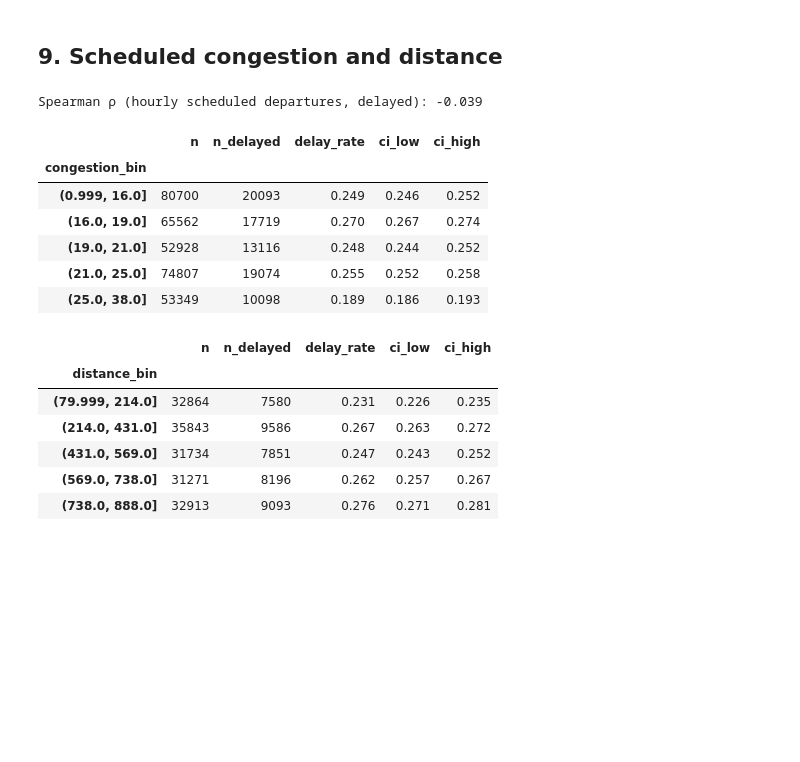
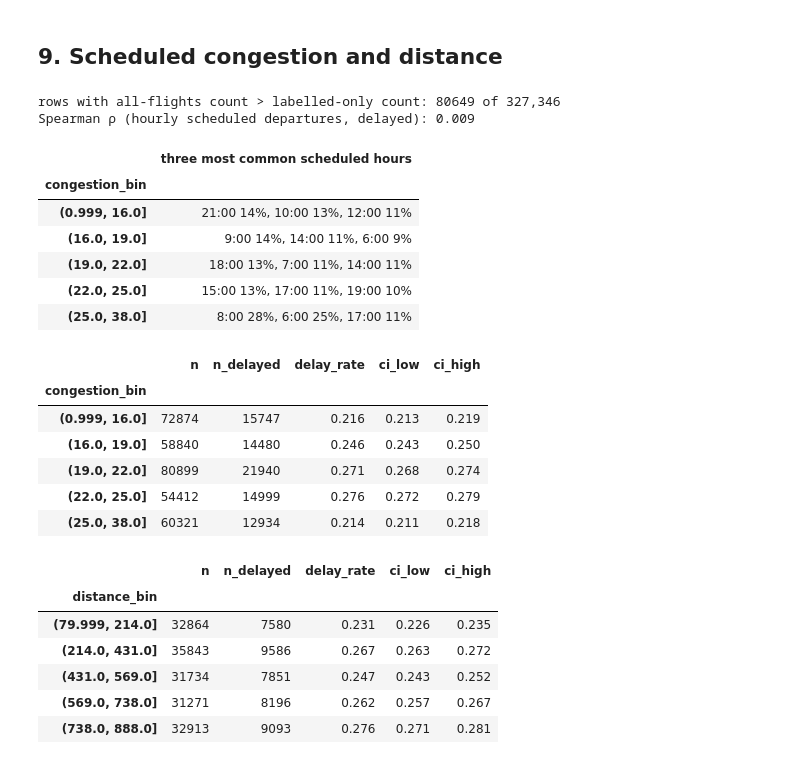
Before and after one commit to alisha-1000/flight-delay-prediction, a Jupyter notebook: notebooks/02_eda.ipynb, the cells around one changed output. Drawn from its saved outputs; the diff is of its cells as text; code cells hidden in the pictures; blank space fills up the shorter version.

```diff
--- a/notebooks/02_eda.ipynb
+++ b/notebooks/02_eda.ipynb
@@ -56,7 +70,17 @@ from flight_delay.data.clean import build_labelled_frame
 from flight_delay.data.load import load_raw
 from flight_delay.data.validate import rate_table
 
-df = build_labelled_frame(load_raw(RAW_PATH), THRESHOLD, POLICY)
+raw = load_raw(RAW_PATH)
+
+# Scheduled congestion: departures scheduled from the same origin, on the same date, in the same
+# scheduled hour. Counted on the FULL raw table (including flights later cancelled or without an
+# arrival-delay label), because the published schedule is known before departure regardless of
+# what later happens to each flight. It must be computed BEFORE the missing-label policy removes
+# rows. Feature engineering should use this same definition.
+CONGESTION_KEYS = ["origin", "date", "hour"]
+raw["sched_dep_per_origin_hour"] = raw.groupby(CONGESTION_KEYS)["id"].transform("size")
+
+df = build_labelled_frame(raw, THRESHOLD, POLICY)
 df["is_delayed"] = df["is_delayed"].astype(int)
 df["dow"] = df["date"].dt.dayofweek  # 0 = Monday
 df["route"] = df["origin"] + "→" + df["dest"]
@@ -336,22 +374,35 @@ days with delay rate > 50%: 27
 # %% [markdown]
 ## 9. Scheduled congestion and distance
 # %%
-# Scheduled departures per origin per hour (a pre-departure quantity) vs delay rate
-df["sched_dep_per_origin_hour"] = df.groupby(["origin", "date", "hour"])["id"].transform("size")
+# Scheduled departures per origin per hour, counted on the full raw schedule (see setup cell)
+print("rows with all-flights count > labelled-only count:",
+      int((df["sched_dep_per_origin_hour"] > df.groupby(CONGESTION_KEYS)["id"].transform("size")).sum()),
+      f"of {len(df):,}")
 df["congestion_bin"] = pd.qcut(df["sched_dep_per_origin_hour"], 5, duplicates="drop")
 cong = rate_table(df, "congestion_bin")
 print("Spearman ρ (hourly scheduled departures, delayed):",
       round(df[["sched_dep_per_origin_hour", "is_delayed"]].corr("spearman").iloc[0, 1], 3))
+top_hours = (df.groupby("congestion_bin", observed=True)["hour"]
+             .agg(lambda s: ", ".join(f"{h}:00 {p:.0%}" for h, p in s.value_counts(normalize=True).head(3).items())))
+display(top_hours.to_frame("three most common scheduled hours"))
 cong.round(3)
 # %% [output]
-Spearman ρ (hourly scheduled departures, delayed): -0.039
+rows with all-flights count > labelled-only count: 80649 of 327,346
+Spearman ρ (hourly scheduled departures, delayed): 0.009
-|  | n | n_delayed | delay_rate | ci_low | ci_high |
-| congestion_bin |  |  |  |  |  |
-| (0.999, 16.0] | 80700 | 20093 | 0.249 | 0.246 | 0.252 |
-| (16.0, 19.0] | 65562 | 17719 | 0.270 | 0.267 | 0.274 |
-| (19.0, 21.0] | 52928 | 13116 | 0.248 | 0.244 | 0.252 |
-| (21.0, 25.0] | 74807 | 19074 | 0.255 | 0.252 | 0.258 |
-| (25.0, 38.0] | 53349 | 10098 | 0.189 | 0.186 | 0.193 |
+|  | three most common scheduled hours |
+| congestion_bin |  |
+| (0.999, 16.0] | 21:00 14%, 10:00 13%, 12:00 11% |
+| (16.0, 19.0] | 9:00 14%, 14:00 11%, 6:00 9% |
+| (19.0, 22.0] | 18:00 13%, 7:00 11%, 14:00 11% |
+| (22.0, 25.0] | 15:00 13%, 17:00 11%, 19:00 10% |
+| (25.0, 38.0] | 8:00 28%, 6:00 25%, 17:00 11% |
+|  | n | n_delayed | delay_rate | ci_low | ci_high |
+| congestion_bin |  |  |  |  |  |
+| (0.999, 16.0] | 72874 | 15747 | 0.216 | 0.213 | 0.219 |
+| (16.0, 19.0] | 58840 | 14480 | 0.246 | 0.243 | 0.250 |
+| (19.0, 22.0] | 80899 | 21940 | 0.271 | 0.268 | 0.274 |
+| (22.0, 25.0] | 54412 | 14999 | 0.276 | 0.272 | 0.279 |
+| (25.0, 38.0] | 60321 | 12934 | 0.214 | 0.211 | 0.218 |
 # %%
 df["distance_bin"] = pd.qcut(df["distance"], 10, duplicates="drop")
 dist = rate_table(df, "distance_bin")
```
Also changed, not shown: parts of 4 cells of this notebook, 1 other file.
